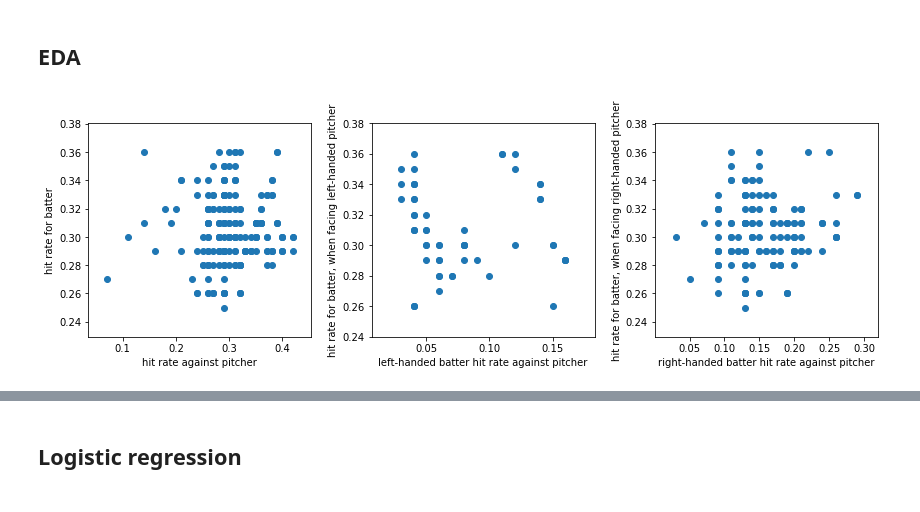
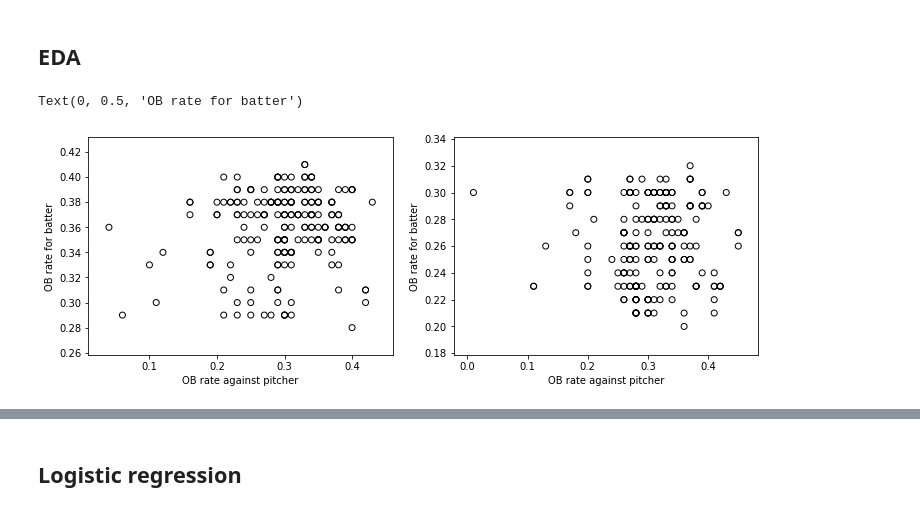
Before and after one commit to benslack19/baseball_player_selector, a Jupyter notebook: daily_fantasy_baseball_predictor_v2.ipynb, the cells around one changed output, grey strips where cells are left out. Saved outputs shown, nothing was run; the diff lists cells and outputs as text; code cells hidden in the pictures.

```diff
--- a/daily_fantasy_baseball_predictor_v2.ipynb
+++ b/daily_fantasy_baseball_predictor_v2.ipynb
@@ -1880,8 +1645,8 @@ df_perf_table["pred_prob"].idxmax(), df_perf_table["actual_perf"].idxmax()
 
 # INPUT DATE AND DF OF PITCHER
 
-date_of_interest = date_of_interest
-df4_bp_match = df_sc_events1.copy()
+# date_of_interest = date_of_interest
+# df4_bp_match = df_sc_events1.copy()
 
 # bool_pitcher = df_sc_events1["game_date"] == date_of_interest
 # pid_opp_pitcher = df4_bp_match.loc[bool_pitcher, "pitcher"].iloc[-1]
@@ -2031,8 +1720,6 @@ def get_series4model_4pitcher_for_ab(df, n_back_PA):
 
     # Reset index so that code below works
     # df.reset_index(inplace=True)
-
-    df = df.iloc[0 : n_back_PA + 5, :].copy()
 
     # Encode on-base events, including walks
     ob_list = ["walk", "single", "double", "triple", "home_run"]
@@ -2054,7 +1741,7 @@ def get_series4model_4pitcher_for_ab(df, n_back_PA):
     # Percent of on-base events against handedness of batter
     # Tweaked code from old function, just need first row
     for i_stand in ["L", "R"]:
-        df_b_stand = df[df["stand"] == i_stand]
+        df_b_stand = df[df["stand"] == i_stand].copy()
         n_bat_events = df_b_stand["event_code"].iloc[0:n_back_PA].sum()
         s_for_summary["num_events_sum_nback_bs" + "_" + i_stand] = n_bat_events
         s_for_summary["prop_events_sum_nback_bs" + "_" + i_stand] = (
@@ -2132,7 +1823,7 @@ def merge_batter_pitcher_dfs(df_sc_events4func, batter_df):
 # %% [output]
 [interactive output not drawn]
 # %%
-# TRY THREADING
+# TRY THREADING?
 
-df_b_p_merged = merge_batter_pitcher_dfs(df_sc_events1_temp, df4model_p1)
+df_b_p_merged = merge_batter_pitcher_dfs(df_sc_events_b1, df4model_b1)
 # %% [output]
@@ -2191,0 +1864,2 @@ df_b_p_merged_p2 = merge_batter_pitcher_dfs(df_sc_events2_temp, df4model_p2)
+# %%
+df_b_p_merged_b2 = merge_batter_pitcher_dfs(df_sc_events_b2, df4model_b2)
@@ -2194,28 +1899,20 @@ df_b_p_merged_p2 = merge_batter_pitcher_dfs(df_sc_events2_temp, df4model_p2)
 # %%
-# Hitter performance with pitcher performance - player 1
+# Hitter performance with pitcher historical performance
 
-f, (ax1, ax2, ax3) = plt.subplots(1, 3, figsize=(12, 4))
-ax1.scatter(df_b_p_merged["prop_events_nback_bs"], df_b_p_merged["prop_events_nback"])
-ax1.set_xlabel("hit rate against pitcher")
-ax1.set_ylabel("hit rate for batter")
+f, (ax1, ax2) = plt.subplots(1, 2, figsize=(12, 4))
+ax1.scatter(df_b_p_merged["prop_events_nback_bs"], df_b_p_merged["prop_events_nback"],
+               facecolors="none",
+    edgecolors="black")
+ax1.set_xlabel("OB rate against pitcher")
+ax1.set_ylabel("OB rate for batter")
 
-# Hits against left-handed pitchers, when facing a left-handed pitcher
-df_b_p_merged_L = df_b_p_merged[df_b_p_merged["p_throws"] == 0].copy()
-ax2.scatter(
-    df_b_p_merged_L["prop_events_sum_nback_bs_L"], df_b_p_merged_L["prop_events_nback"]
-)
-ax2.set_xlabel("left-handed batter hit rate against pitcher")
-ax2.set_ylabel("hit rate for batter, when facing left-handed pitcher")
-
-# Hits against right-handed pitchers, when facing a right-handed pitcher
-df_b_p_merged_R = df_b_p_merged[df_b_p_merged["p_throws"] == 1].copy()
-ax3.scatter(
-    df_b_p_merged_R["prop_events_sum_nback_bs_R"], df_b_p_merged_R["prop_events_nback"]
-)
-ax3.set_xlabel("right-handed batter hit rate against pitcher")
-ax3.set_ylabel("hit rate for batter, when facing right-handed pitcher")
-plt.tight_layout()
+ax2.scatter(df_b_p_merged_b2["prop_events_nback_bs"], df_b_p_merged_b2["prop_events_nback"],
+               facecolors="none",
+    edgecolors="black")
+ax2.set_xlabel("OB rate against pitcher")
+ax2.set_ylabel("OB rate for batter")
 # %% [output]
+Text(0, 0.5, 'OB rate for batter')
-[figure, old version]
+[figure, new version]
 [interactive output not drawn]
 # %%
```
Also changed, not shown: parts of 321 cells of this notebook, 4 other files.
